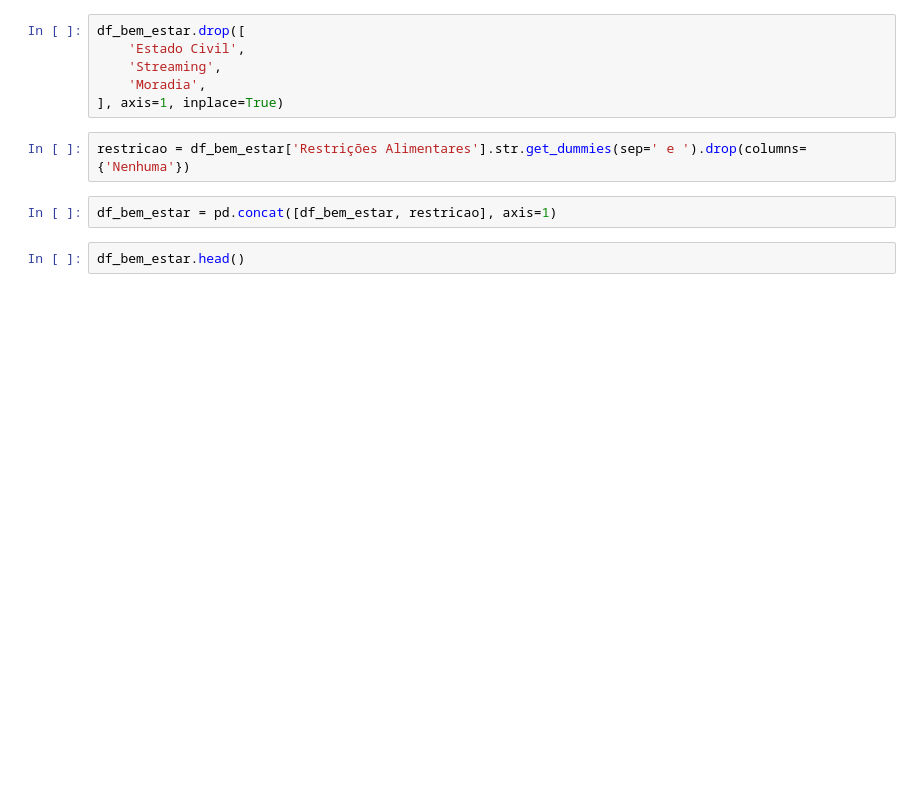
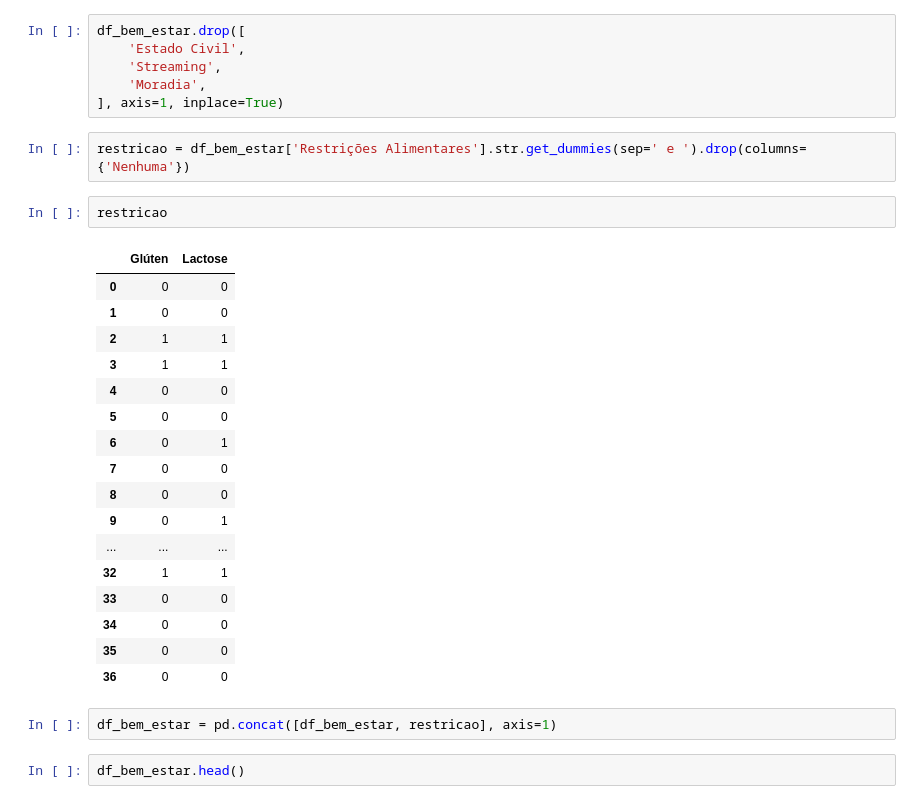
Before and after one commit to i-malur/bootcamp-data-analytics-mod5, a Jupyter notebook: Módulo_05_|_DATA_WRANGLING.ipynb, the cells around one changed output. Cells and saved outputs as stored; diff of their text form; blank space fills up the shorter version.

```diff
--- a/Módulo_05_|_DATA_WRANGLING.ipynb
+++ b/Módulo_05_|_DATA_WRANGLING.ipynb
@@ -371,6 +355,26 @@ df_bem_estar.drop([
 ], axis=1, inplace=True)
 # %%
 restricao = df_bem_estar['Restrições Alimentares'].str.get_dummies(sep=' e ').drop(columns={'Nenhuma'})
+# %%
+restricao
+# %% [output]
+|  | Glúten | Lactose |
+| 0 | 0 | 0 |
+| 1 | 0 | 0 |
+| 2 | 1 | 1 |
+| 3 | 1 | 1 |
+| 4 | 0 | 0 |
+| 5 | 0 | 0 |
+| 6 | 0 | 1 |
+| 7 | 0 | 0 |
+| 8 | 0 | 0 |
+| 9 | 0 | 1 |
+| ... | ... | ... |
+| 32 | 1 | 1 |
+| 33 | 0 | 0 |
+| 34 | 0 | 0 |
+| 35 | 0 | 0 |
+| 36 | 0 | 0 |
 # %%
 df_bem_estar = pd.concat([df_bem_estar, restricao], axis=1)
 # %%
```
Also changed, not shown: parts of 6 cells of this notebook.
